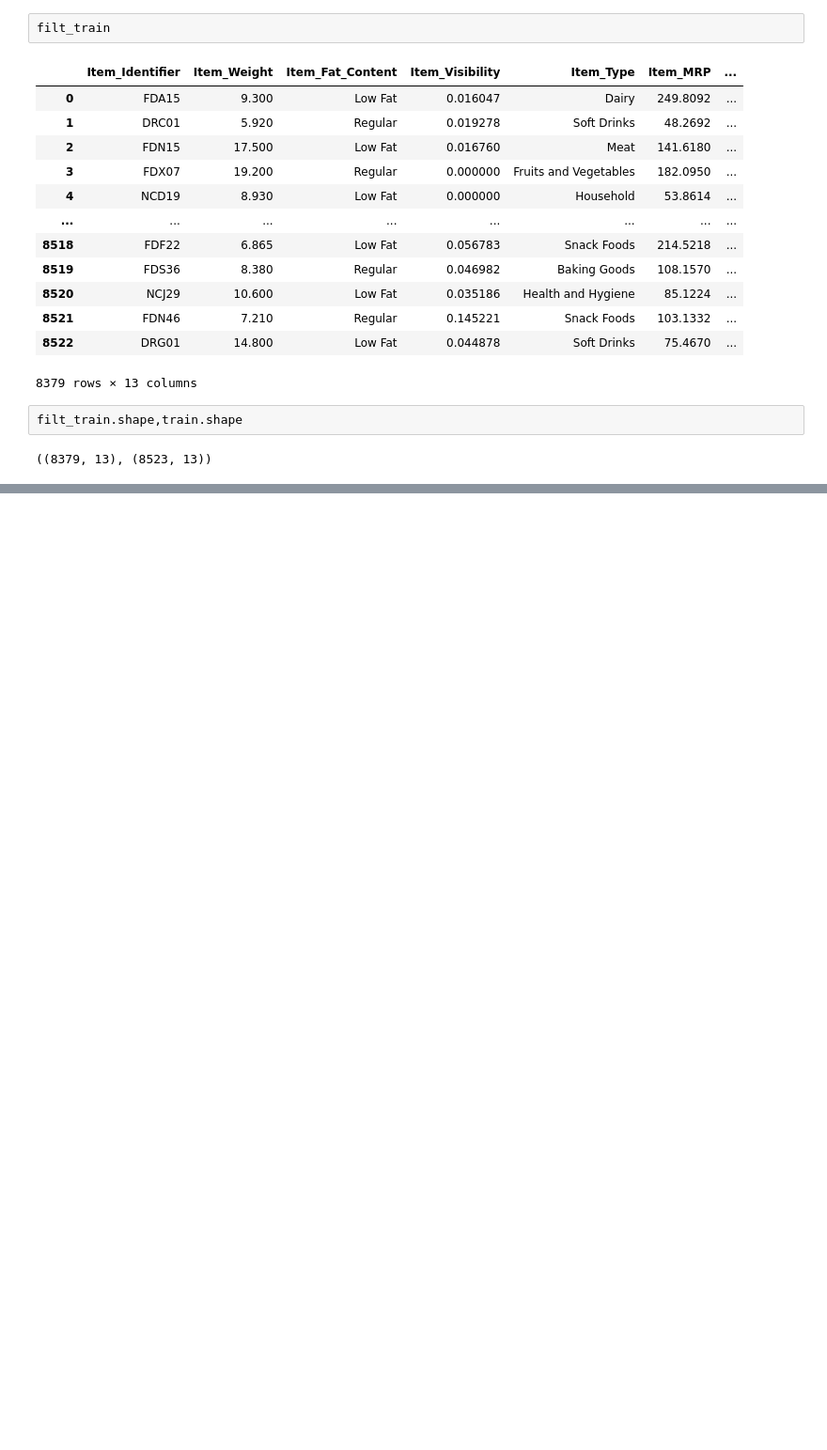
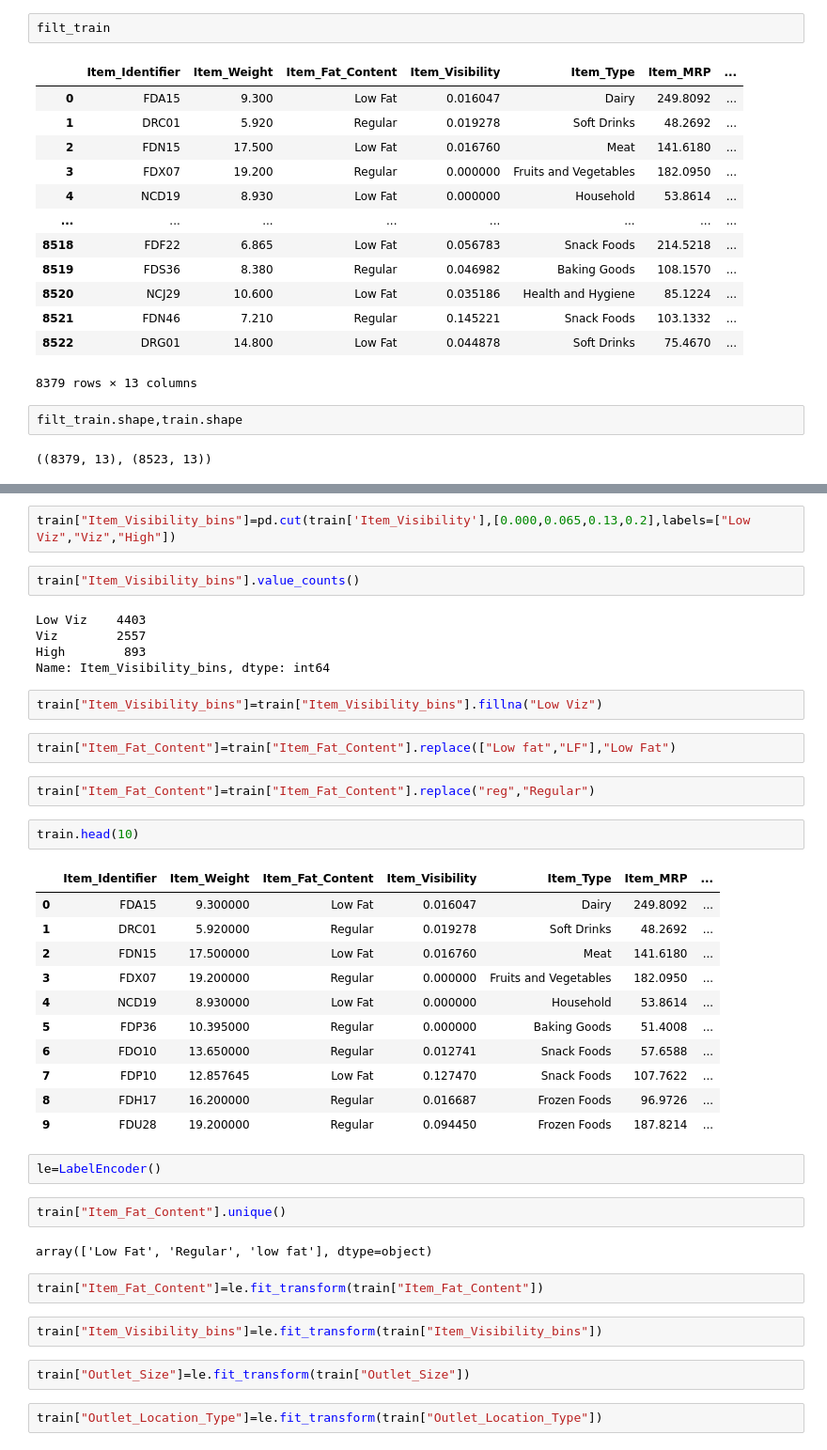
Before and after one commit to dikshantsharma12/Machine-Learning, a Jupyter notebook: Machine Learing Certification course/Bigmart Sales Pridiction.ipynb, the cells around one changed output, grey strips where cells are left out. Shown: that part at 94% size. Cells and saved outputs as stored; diff of their text form; blank space fills up the shorter version.

```diff
--- a/Machine Learing Certification course/Bigmart Sales Pridiction.ipynb
+++ b/Machine Learing Certification course/Bigmart Sales Pridiction.ipynb
@@ -134,0 +140,43 @@ filt_train.shape,train.shape
+# %%
+train["Item_Visibility_bins"]=pd.cut(train['Item_Visibility'],[0.000,0.065,0.13,0.2],labels=["Low Viz","Viz","High"])
+# %%
+train["Item_Visibility_bins"].value_counts()
+# %% [output]
+Low Viz    4403
+Viz        2557
+High        893
+Name: Item_Visibility_bins, dtype: int64
+# %%
+train["Item_Visibility_bins"]=train["Item_Visibility_bins"].fillna("Low Viz")
+# %%
+train["Item_Fat_Content"]=train["Item_Fat_Content"].replace(["Low fat","LF"],"Low Fat")
+# %%
+train["Item_Fat_Content"]=train["Item_Fat_Content"].replace("reg","Regular")
+# %%
+train.head(10)
+# %% [output]
+|  | Item_Identifier | Item_Weight | Item_Fat_Content | Item_Visibility | Item_Type | Item_MRP | ... |
+| 0 | FDA15 | 9.300000 | Low Fat | 0.016047 | Dairy | 249.8092 | ... |
+| 1 | DRC01 | 5.920000 | Regular | 0.019278 | Soft Drinks | 48.2692 | ... |
+| 2 | FDN15 | 17.500000 | Low Fat | 0.016760 | Meat | 141.6180 | ... |
+| 3 | FDX07 | 19.200000 | Regular | 0.000000 | Fruits and Vegetables | 182.0950 | ... |
+| 4 | NCD19 | 8.930000 | Low Fat | 0.000000 | Household | 53.8614 | ... |
+| 5 | FDP36 | 10.395000 | Regular | 0.000000 | Baking Goods | 51.4008 | ... |
+| 6 | FDO10 | 13.650000 | Regular | 0.012741 | Snack Foods | 57.6588 | ... |
+| 7 | FDP10 | 12.857645 | Low Fat | 0.127470 | Snack Foods | 107.7622 | ... |
+| 8 | FDH17 | 16.200000 | Regular | 0.016687 | Frozen Foods | 96.9726 | ... |
+| 9 | FDU28 | 19.200000 | Regular | 0.094450 | Frozen Foods | 187.8214 | ... |
+# %%
+le=LabelEncoder()
+# %%
+train["Item_Fat_Content"].unique()
+# %% [output]
+array(['Low Fat', 'Regular', 'low fat'], dtype=object)
+# %%
+train["Item_Fat_Content"]=le.fit_transform(train["Item_Fat_Content"])
+# %%
+train["Item_Visibility_bins"]=le.fit_transform(train["Item_Visibility_bins"])
+# %%
+train["Outlet_Size"]=le.fit_transform(train["Outlet_Size"])
+# %%
+train["Outlet_Location_Type"]=le.fit_transform(train["Outlet_Location_Type"])
```
Also changed, not shown: parts of 30 cells of this notebook.
